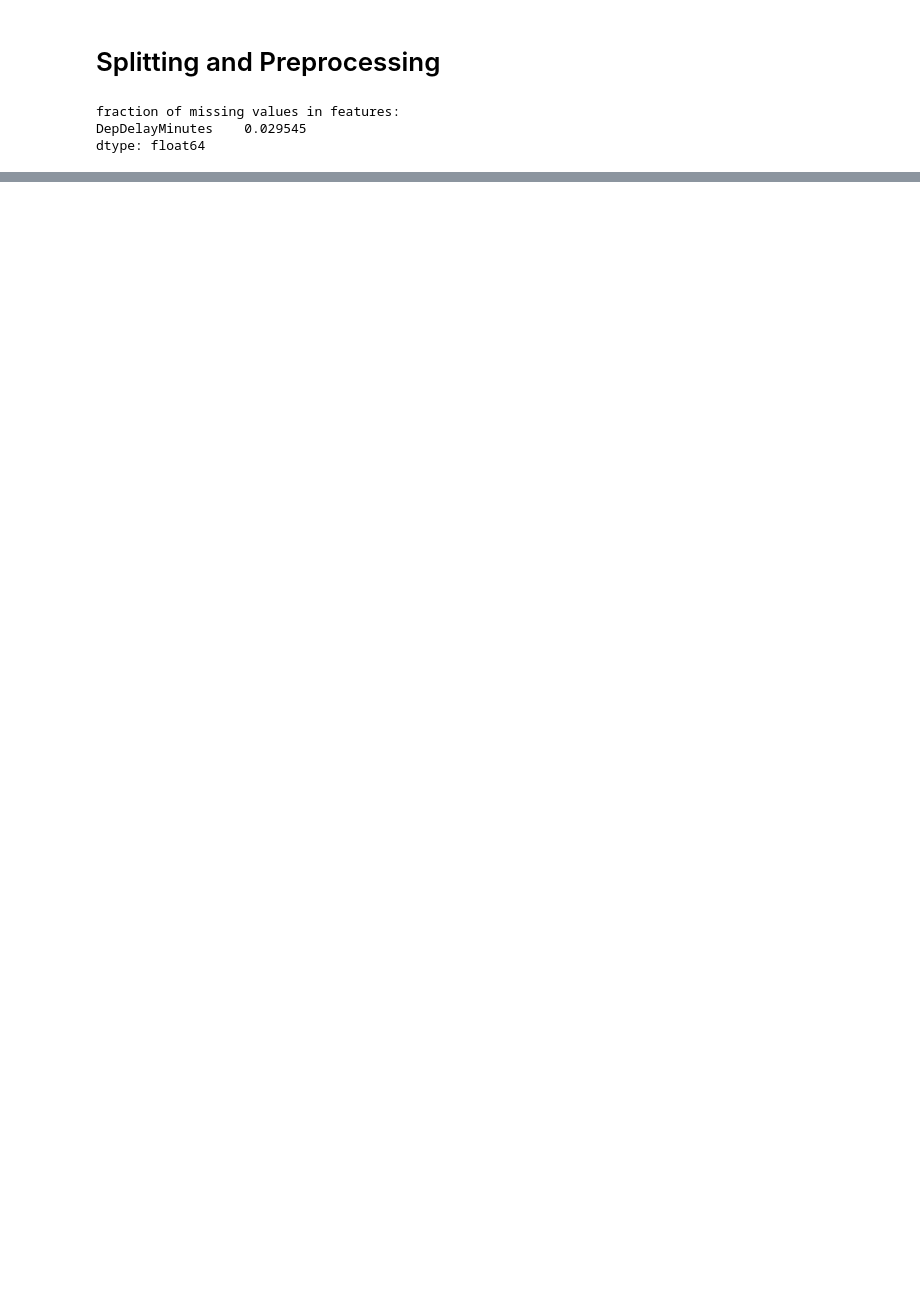
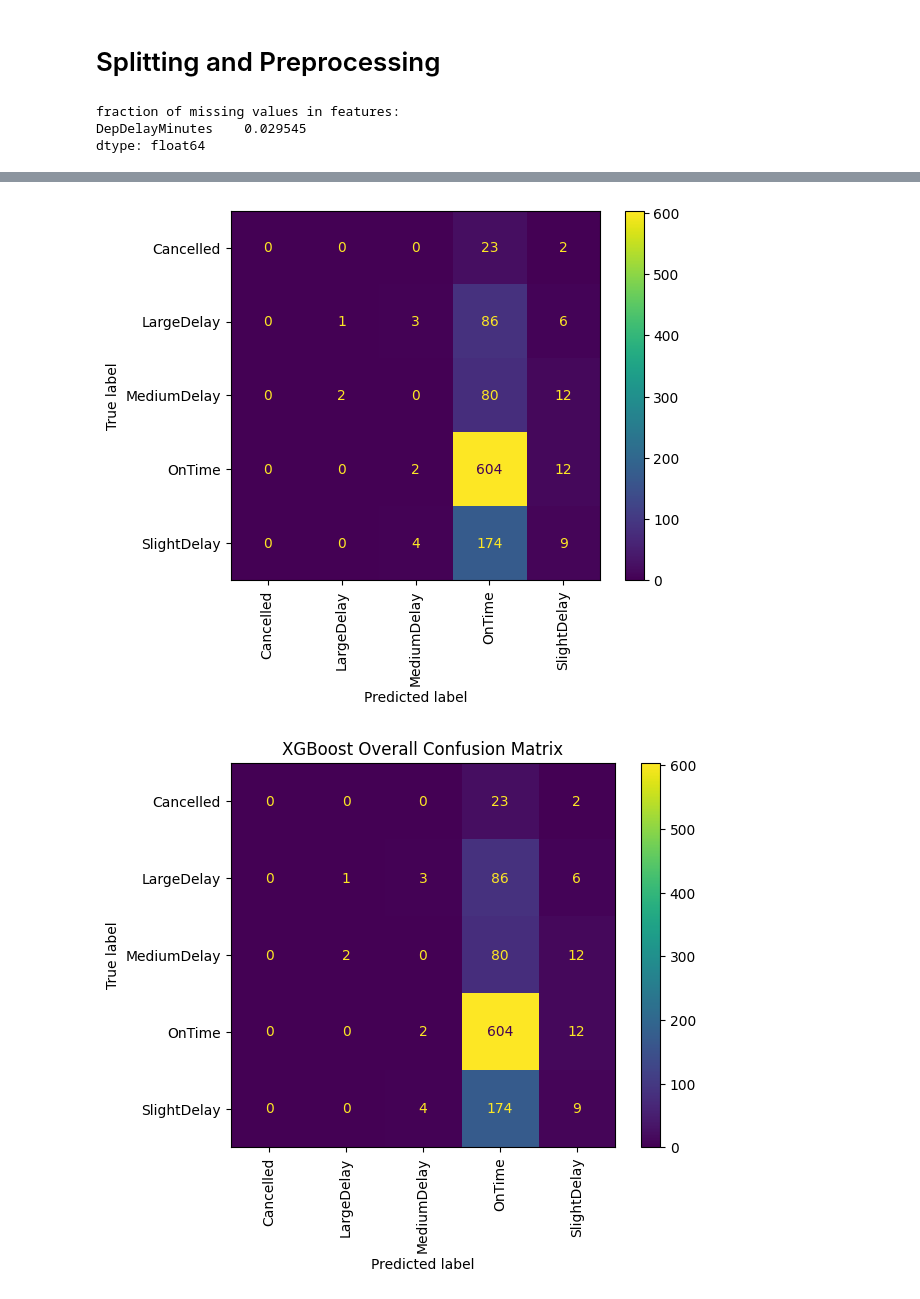
Before and after one commit to ameyerow/DATA1030-final, a Jupyter notebook: src/Final.ipynb, the cells around one changed output, grey strips where cells are left out. Cells and saved outputs as stored; diff of their text form; code cells hidden in the pictures; blank space fills up the shorter version.

```diff
--- a/src/Final.ipynb
+++ b/src/Final.ipynb
@@ -419,0 +222,39 @@ plt.show()
+# %%
+import xgboost
+
+def XGB_fit_function(X_train_prep, y_train, eval_set, params):
+    XGB = xgboost.XGBClassifier(n_jobs=-1, use_label_encoder=True, verbosity = 0)
+    XGB.set_params(**params)
+    XGB.fit(X_train_prep, y_train, early_stopping_rounds=50, eval_set=eval_set, verbose=False)
+    return XGB
+
+num_random_states = 3
+
+XGB_test_scores = []
+XGB_models = []
+XGB_X_test_preps = []
+XGB_y_tests = []
+XGB_feature_names_list = []
+
+for i in range(num_random_states):
+    print(f'Random state: {i}')
+    random_state = i * 42
+    XGB_param_grid = {
+        "learning_rate": [0.03],
+        "n_estimators": [100],
+        "seed": [random_state],
+        "max_depth": [1,3,10],
+        "colsample_bytree": [0.9],
+        "subsample": [0.66],
+        "eval_metric": [accuracy_score],
+    }
+    XGB_model, XGB_test_score, XGB_X_test_prep, XGB_y_test, XGB_feature_names = ML_pipeline(X, y, XGB_param_grid, XGB_fit_function, random_state, manageable_fraction_of_data=0.01)
+
+    XGB_models.append(XGB_model)
+    XGB_test_scores.append(XGB_test_score)
+    XGB_X_test_preps.append(XGB_X_test_prep)
+    XGB_y_tests.append(XGB_y_test)
+    XGB_feature_names_list.append(XGB_feature_names)
+
+print(f'Mean of test scores: {np.mean(XGB_test_scores)}')
+print(f'STD of test scores: {np.std(XGB_test_scores)}')
@@ -419,0 +279,6 @@ plt.show()
+# %%
+best_index = np.argmax(XGB_test_scores)
+understand_results('XGBoost', XGB_models[best_index], XGB_test_scores[best_index], XGB_X_test_preps[best_index], XGB_y_tests[best_index], XGB_feature_names_list[best_index], xgboost_importances=True, shap_tree_importance=True, roc_curve=False)
+# %% [output]
+[figure, added]
+[figure, added]
```
Also changed, not shown: parts of 27 cells of this notebook, 31 other files.
